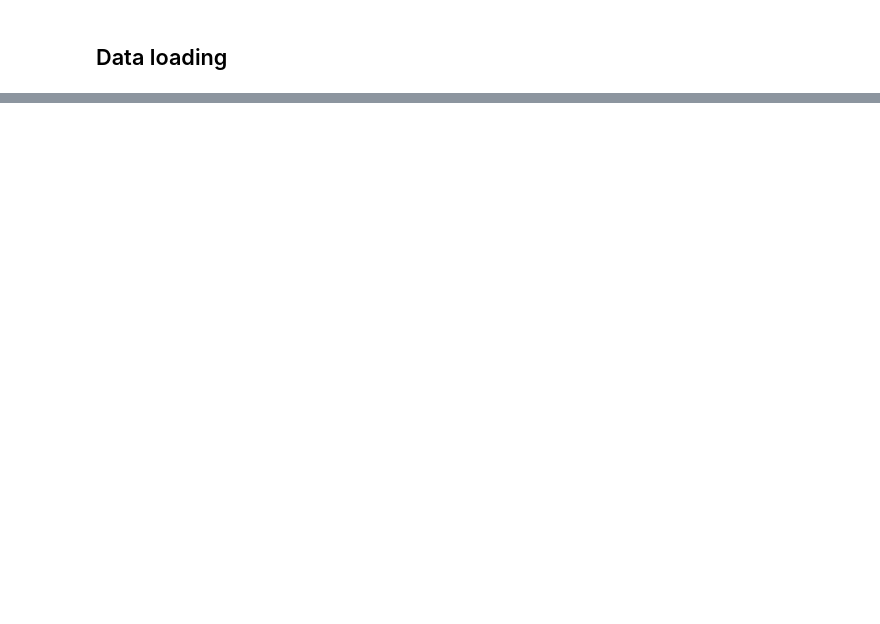
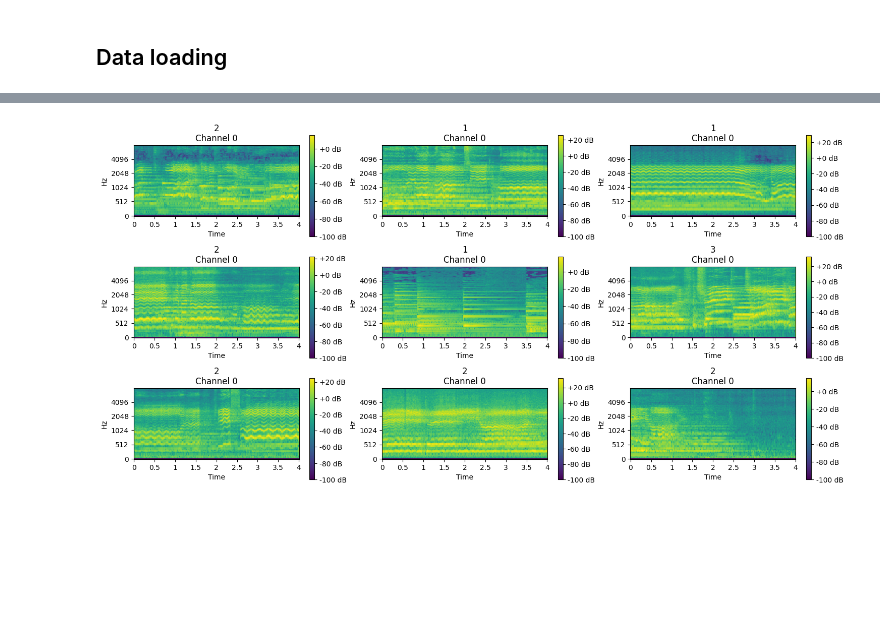
Before and after one commit to mkouhia/singing-voice-quality-regressor, a Jupyter notebook: notebooks/04 Data loading.ipynb, the cells around one changed output, grey strips where cells are left out. Cells and saved outputs as stored; diff of their text form; code cells hidden in the pictures; blank space fills up the shorter version.

```diff
--- a/notebooks/04 Data loading.ipynb
+++ b/notebooks/04 Data loading.ipynb
@@ -30,0 +41,6 @@ It seems that sample rates, channels and encodings vary quite much. Maybe it wou
+# %%
+batch_duration_ms = 4000
+quantile_4s = np.mean((segments["length"] < batch_duration_ms / 1000).to_numpy())
+print(
+    f"Share of segments shorter than {batch_duration_ms} ms: {quantile_4s * 100:.2f} %"
+)
@@ -30,0 +80,6 @@ It seems that sample rates, channels and encodings vary quite much. Maybe it wou
+# %%
+y_cols = ["Head", "Chest", "Open", "Breathy", "Vibrato", "Front", "Back"]
+unique_vals = {
+    col_name: tuple(sorted(test[col_name].unique().tolist())) for col_name in y_cols
+}
+unique_vals
@@ -30,0 +94,41 @@ It seems that sample rates, channels and encodings vary quite much. Maybe it wou
+# %%
+def concat_train_valid(train: pd.DataFrame, valid: pd.DataFrame) -> pd.DataFrame:
+    """Concatenate train and valid dataframes, adding column `is_valid`"""
+    return pd.concat(
+        [train.assign(is_valid=False), valid.assign(is_valid=True)],
+        axis=0,
+        ignore_index=True,
+    )
+
+
+def splitter(data):
+    train = data.index[~data["is_valid"]].tolist()
+    valid = data.index[data["is_valid"]].tolist()
+    return train, valid
+
+
+learn_df = concat_train_valid(train_joined, dev_joined)
+
+sample_rate = 16000
+
+cfg = AudioConfig.BasicMelSpectrogram(sample_rate=sample_rate, n_fft=512)
+a2s = AudioToSpec.from_cfg(cfg)
+
+dblock = DataBlock(
+    blocks=(AudioBlock, CategoryBlock),
+    splitter=splitter,
+    get_x=ColReader("path", pref="../"),
+    get_y=ColReader(y_cols[0]),
+    item_tfms=[
+        RemoveSilence(),
+        ResizeSignal(duration=batch_duration_ms),
+        DownmixMono(),
+        Resample(sample_rate),
+    ],
+    batch_tfms=[a2s],
+)
+
+dls = dblock.dataloaders(learn_df, bs=12)  # verbose=True
+dls.show_batch(nrows=4, ncols=3, figsize=(18, 12))
+# %% [output]
+[figure, added]
```
Also changed, not shown: parts of 34 cells of this notebook, 9 other files.
